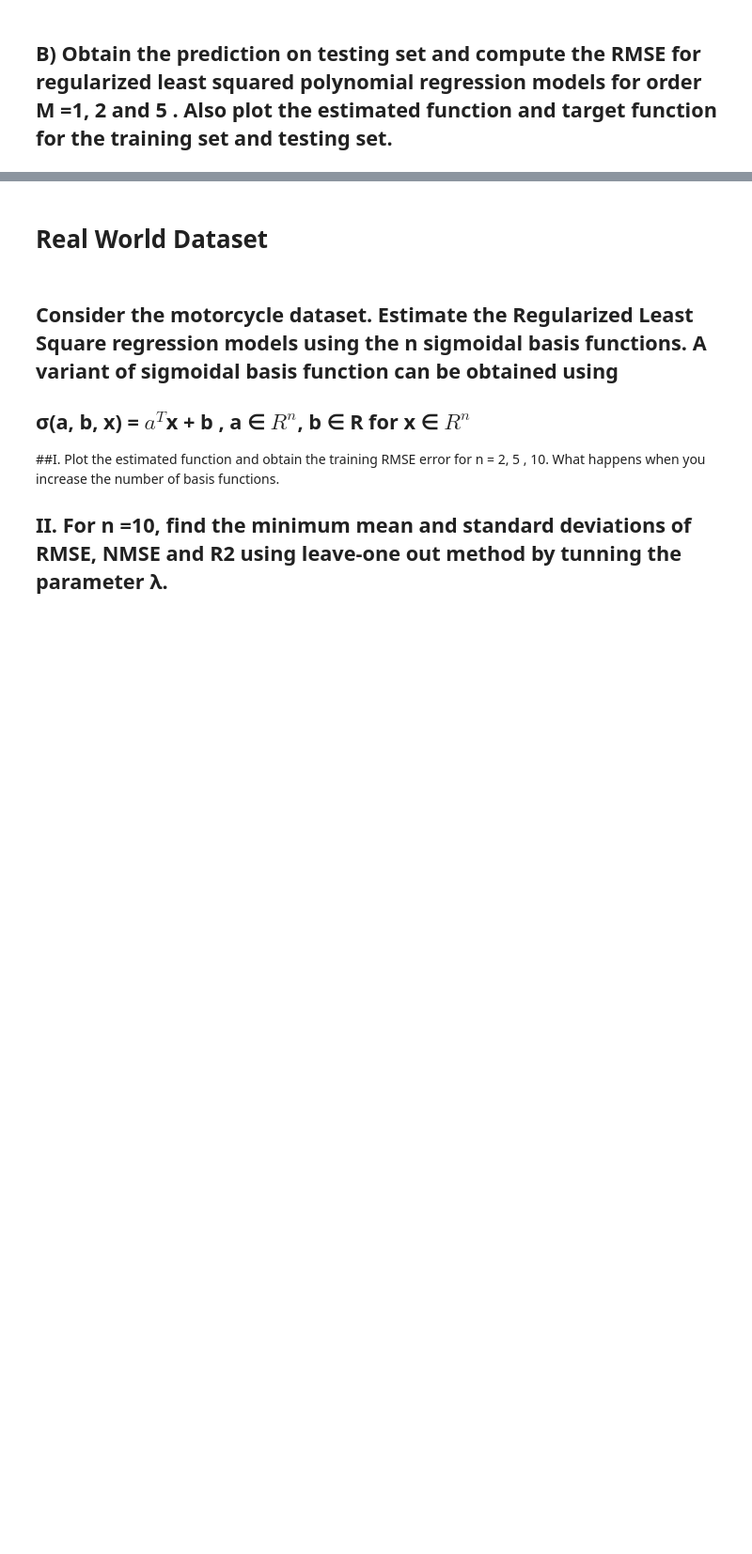
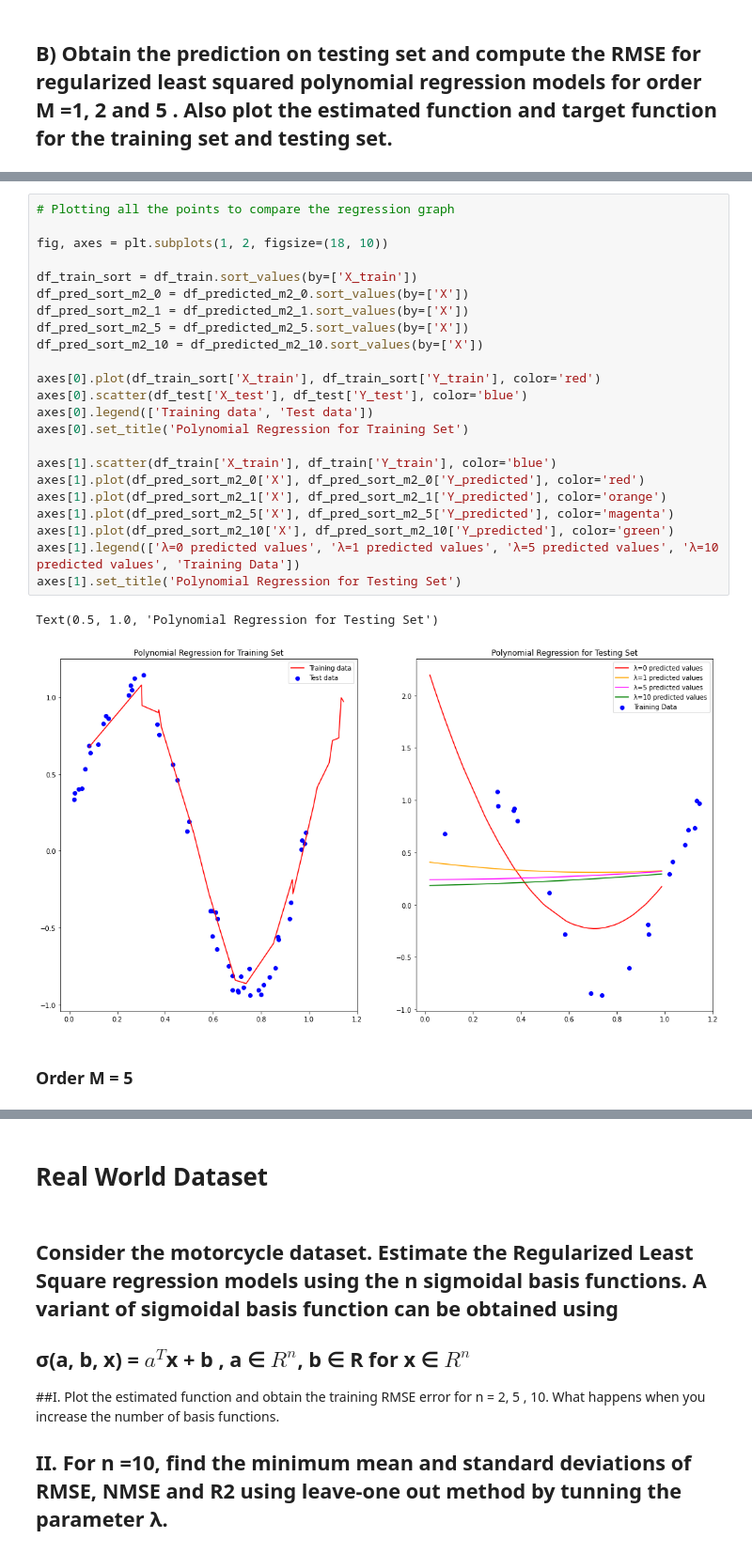
Before and after one commit to Rohanjos97/machine-learning-assignments, a Jupyter notebook: Assignment2.ipynb, the cells around one changed output, grey strips where cells are left out. Shown at 94% size. Drawn from its saved outputs; the diff is of its cells as text; blank space fills up the shorter version.

```diff
--- a/Assignment2.ipynb
+++ b/Assignment2.ipynb
@@ -872,0 +977,28 @@ reg_LSP_ord_5_001= np.array(regularized_LSPR(df_train['X_train'], df_train['Y_tr
+# %%
+# Plotting all the points to compare the regression graph
+
+fig, axes = plt.subplots(1, 2, figsize=(18, 10))
+
+df_train_sort = df_train.sort_values(by=['X_train'])
+df_pred_sort_m2_0 = df_predicted_m2_0.sort_values(by=['X'])
+df_pred_sort_m2_1 = df_predicted_m2_1.sort_values(by=['X'])
+df_pred_sort_m2_5 = df_predicted_m2_5.sort_values(by=['X'])
+df_pred_sort_m2_10 = df_predicted_m2_10.sort_values(by=['X'])
+
+axes[0].plot(df_train_sort['X_train'], df_train_sort['Y_train'], color='red')
+axes[0].scatter(df_test['X_test'], df_test['Y_test'], color='blue')
+axes[0].legend(['Training data', 'Test data'])
+axes[0].set_title('Polynomial Regression for Training Set')
+
+axes[1].scatter(df_train['X_train'], df_train['Y_train'], color='blue')
+axes[1].plot(df_pred_sort_m2_0['X'], df_pred_sort_m2_0['Y_predicted'], color='red')
+axes[1].plot(df_pred_sort_m2_1['X'], df_pred_sort_m2_1['Y_predicted'], color='orange')
+axes[1].plot(df_pred_sort_m2_5['X'], df_pred_sort_m2_5['Y_predicted'], color='magenta')
+axes[1].plot(df_pred_sort_m2_10['X'], df_pred_sort_m2_10['Y_predicted'], color='green')
+axes[1].legend(['λ=0 predicted values', 'λ=1 predicted values', 'λ=5 predicted values', 'λ=10 predicted values', 'Training Data'])
+axes[1].set_title('Polynomial Regression for Testing Set')
+# %% [output]
+Text(0.5, 1.0, 'Polynomial Regression for Testing Set')
+[figure, added]
+# %% [markdown]
+### Order M = 5
```
Also changed, not shown: parts of 39 cells of this notebook.
